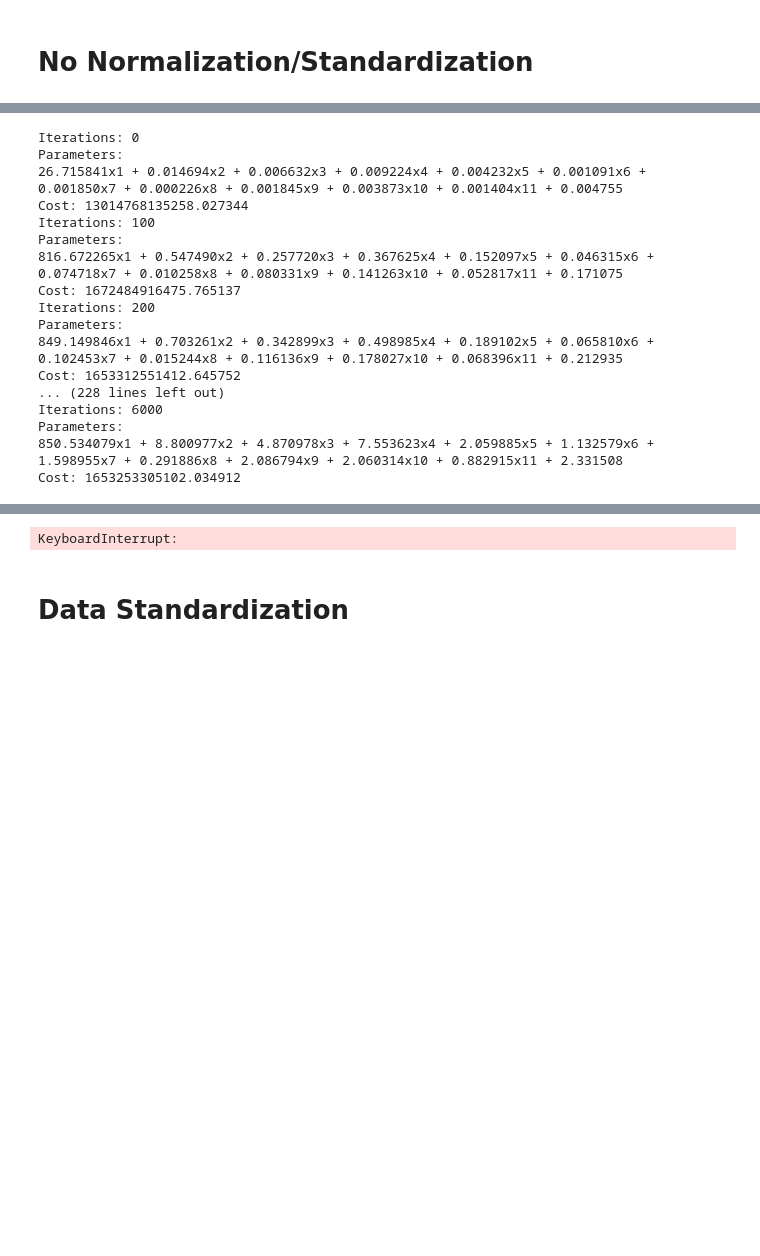
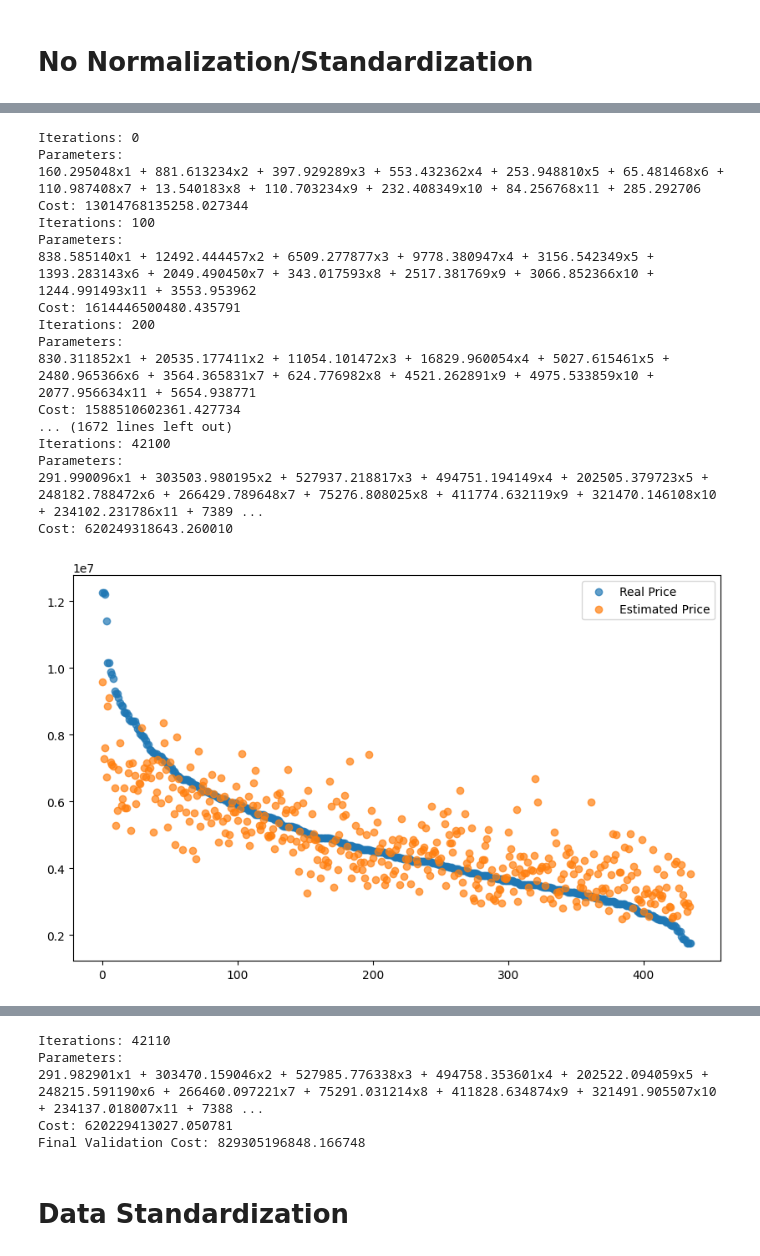
Before and after one commit to ascot119-rgb/Alex-s-Projects, a Jupyter notebook: LinearRegression/Regularization.ipynb, the cells around one changed output, grey strips where cells are left out. Drawn from its saved outputs; the diff is of its cells as text; code cells hidden in the pictures; blank space fills up the shorter version.

```diff
--- a/LinearRegression/Regularization.ipynb
+++ b/LinearRegression/Regularization.ipynb
@@ -165,9 +172,9 @@ df = pd.read_csv(filepath)
 
 chosenparams = ["area", "bedrooms", "bathrooms", "stories", "mainroad", "guestroom", "basement", "hotwaterheating", "airconditioning", "parking", "prefarea"]
 
-y = df.values[:, 0]
+y = df.values[:, 0].astype(np.float64)
 paramnames = df.columns.values[:]
-params = np.zeros(len(chosenparams) + 1)
+params = np.zeros(len(chosenparams) + 1, dtype=np.float64)
 inputdata = []
 for i in range(len(chosenparams)):
     column = find(paramnames, chosenparams[i])
@@ -181,7 +188,7 @@ for i in range(len(inputdata)):
     elif inputdata[i][j] == "no":
       inputdata[i][j] = 0
 
-inputdata = np.array(inputdata)
+inputdata = np.array(inputdata).astype(np.float64)
 
 inputdata = inputdata.T
 validation_indices = np.arange(0, len(inputdata), 5)
@@ -200,7 +207,7 @@ m = len(y)
 
 
 cf = 10
-lr = 0.000000001
+lr = 0.00006
 
 def cost_function(res, y):
   for i in range(len(res)):
@@ -223,14 +230,15 @@ def plot_result_to_target(result, y, x, loss, vloss):
   plt.show()
 
 def gradient(result, y, x):
-  temp = np.zeros(len(params))
+  temp = np.zeros(len(params), dtype=np.float64)
   for ind in range(len(params) - 1):
     temp[ind] = np.float64(np.sum((result - y) * x[ind])) / m
   temp[len(params) - 1] = np.float64(np.sum(result - y)) / m
+  temp[0] = temp[0] / 10000
   return temp
 
 def linearfun(data, params):
-  ans = np.zeros(len(data[0]))
+  ans = np.zeros(len(data[0]), dtype=np.float64)
   for i in range(len(params) - 1):
     ans += list(params[i] * data[i])
   return ans + params[len(params) - 1]
@@ -246,13 +254,13 @@ def printdata(iter, cf, params):
 
 def linregression(data, params, y):
   # Early setup
-  grad = [500] * len(params)
+  grad = [500000] * len(params)
   iteration = 0
   loss_over_time = []
   validation_loss_over_time = []
 
   # Core Iteration
-  while any(abs(x) > 0.01 for x in grad):
+  while any(abs(x) > 100000 for x in grad):
     result = linearfun(data, params)
     cf = cost_function(result, y)
     grad = gradient(result, y, data)
@@ -260,39 +268,40 @@ def linregression(data, params, y):
     validation_cf = cost_function(linearfun(validationdata, params), validationy)
     validation_loss_over_time.append(validation_cf)
     for i in range(len(params)):
       params[i] = params[i] - lr * grad[i]
     if iteration % 100 == 0:
       printdata(iteration, cf, params)
     iteration += 1
 
   final_prediction = linearfun(data, params)
   #print(final_prediction)
   validationcf = cost_function(linearfun(validationdata, params), validationy)
 
   # Plotting and displaying information
   plot_result_to_target(final_prediction, y, data, loss_over_time, validation_loss_over_time)
   printdata(iteration, cf, params)
   print(f"Final Validation Cost: {validationcf:.6f}")
   iteration = 0
 
 
 
 linregression(inputdata, params, y)
 # %% [output]
 Iterations: 0
 Parameters:
-26.715841x1 + 0.014694x2 + 0.006632x3 + 0.009224x4 + 0.004232x5 + 0.001091x6 + 0.001850x7 + 0.000226x8 + 0.001845x9 + 0.003873x10 + 0.001404x11 + 0.004755
+160.295048x1 + 881.613234x2 + 397.929289x3 + 553.432362x4 + 253.948810x5 + 65.481468x6 + 110.987408x7 + 13.540183x8 + 110.703234x9 + 232.408349x10 + 84.256768x11 + 285.292706
 Cost: 13014768135258.027344
 Iterations: 100
 Parameters:
-816.672265x1 + 0.547490x2 + 0.257720x3 + 0.367625x4 + 0.152097x5 + 0.046315x6 + 0.074718x7 + 0.010258x8 + 0.080331x9 + 0.141263x10 + 0.052817x11 + 0.171075
-Cost: 1672484916475.765137
+838.585140x1 + 12492.444457x2 + 6509.277877x3 + 9778.380947x4 + 3156.542349x5 + 1393.283143x6 + 2049.490450x7 + 343.017593x8 + 2517.381769x9 + 3066.852366x10 + 1244.991493x11 + 3553.953962
+Cost: 1614446500480.435791
 Iterations: 200
 Parameters:
-849.149846x1 + 0.703261x2 + 0.342899x3 + 0.498985x4 + 0.189102x5 + 0.065810x6 + 0.102453x7 + 0.015244x8 + 0.116136x9 + 0.178027x10 + 0.068396x11 + 0.212935
-Cost: 1653312551412.645752
-... (228 lines left out)
-Iterations: 6000
+830.311852x1 + 20535.177411x2 + 11054.101472x3 + 16829.960054x4 + 5027.615461x5 + 2480.965366x6 + 3564.365831x7 + 624.776982x8 + 4521.262891x9 + 4975.533859x10 + 2077.956634x11 + 5654.938771
+Cost: 1588510602361.427734
+... (1672 lines left out)
+Iterations: 42100
 Parameters:
-850.534079x1 + 8.800977x2 + 4.870978x3 + 7.553623x4 + 2.059885x5 + 1.132579x6 + 1.598955x7 + 0.291886x8 + 2.086794x9 + 2.060314x10 + 0.882915x11 + 2.331508
-Cost: 1653253305102.034912
+291.990096x1 + 303503.980195x2 + 527937.218817x3 + 494751.194149x4 + 202505.379723x5 + 248182.788472x6 + 266429.789648x7 + 75276.808025x8 + 411774.632119x9 + 321470.146108x10 + 234102.231786x11 + 7389 ...
+Cost: 620249318643.260010
+[figure, added]
@@ -299,4 +309,8 @@ Cost: 1653253305102.034912
-KeyboardInterrupt:
+Iterations: 42110
+Parameters:
+291.982901x1 + 303470.159046x2 + 527985.776338x3 + 494758.353601x4 + 202522.094059x5 + 248215.591190x6 + 266460.097221x7 + 75291.031214x8 + 411828.634874x9 + 321491.905507x10 + 234137.018007x11 + 7388 ...
+Cost: 620229413027.050781
+Final Validation Cost: 829305196848.166748
 # %% [markdown]
 # Data Standardization
 # %%
```
Also changed, not shown: parts of 5 cells of this notebook.
